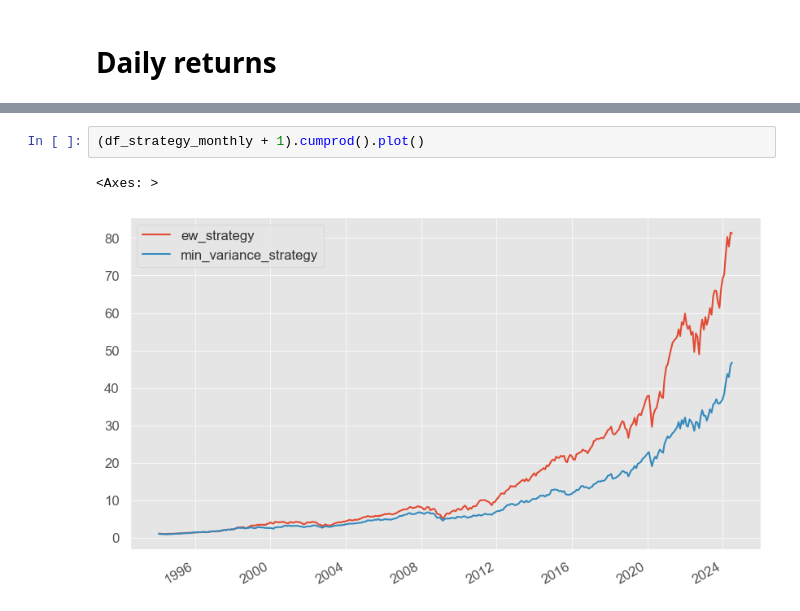
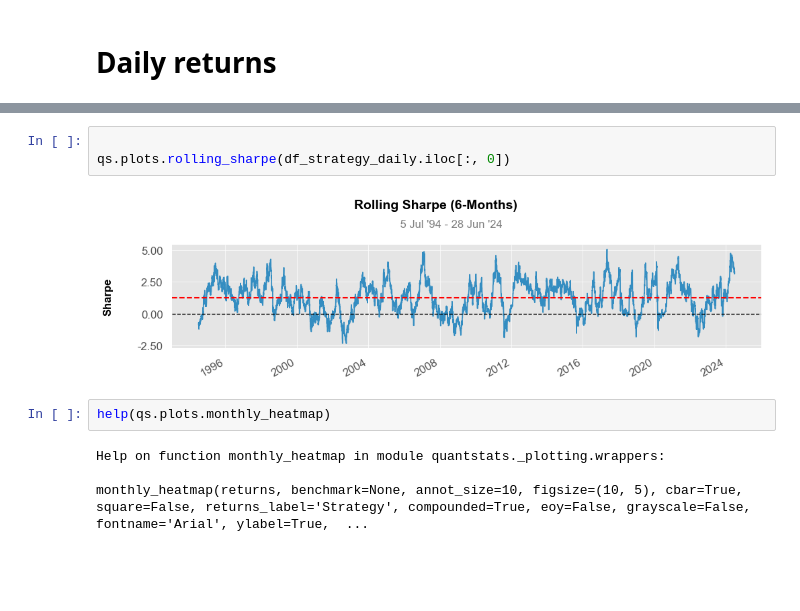
Before and after one commit to iltramont/MASTER_THESIS, a Jupyter notebook: run_strategies.ipynb, the cells around one changed output, grey strips where cells are left out. Drawn from its saved outputs; the diff is of its cells as text; blank space fills up the shorter version.

```diff
--- a/run_strategies.ipynb
+++ b/run_strategies.ipynb
@@ -138,5 +202,11 @@ utils.compute_strategy_daily_cum_returns(adj_close_returns, ew_weights).sum(axis
+# %%
+
+qs.plots.rolling_sharpe(df_strategy_daily.iloc[:, 0])
+# %% [output]
+[figure, added]
 # %%
-(df_strategy_monthly + 1).cumprod().plot()
+help(qs.plots.monthly_heatmap)
 # %% [output]
-<Axes: >
+Help on function monthly_heatmap in module quantstats._plotting.wrappers:
+
+monthly_heatmap(returns, benchmark=None, annot_size=10, figsize=(10, 5), cbar=True, square=False, returns_label='Strategy', compounded=True, eoy=False, grayscale=False, fontname='Arial', ylabel=True,  ...
-[figure, removed]
```
Also changed, not shown: parts of 6 cells of this notebook, 6 other files.
